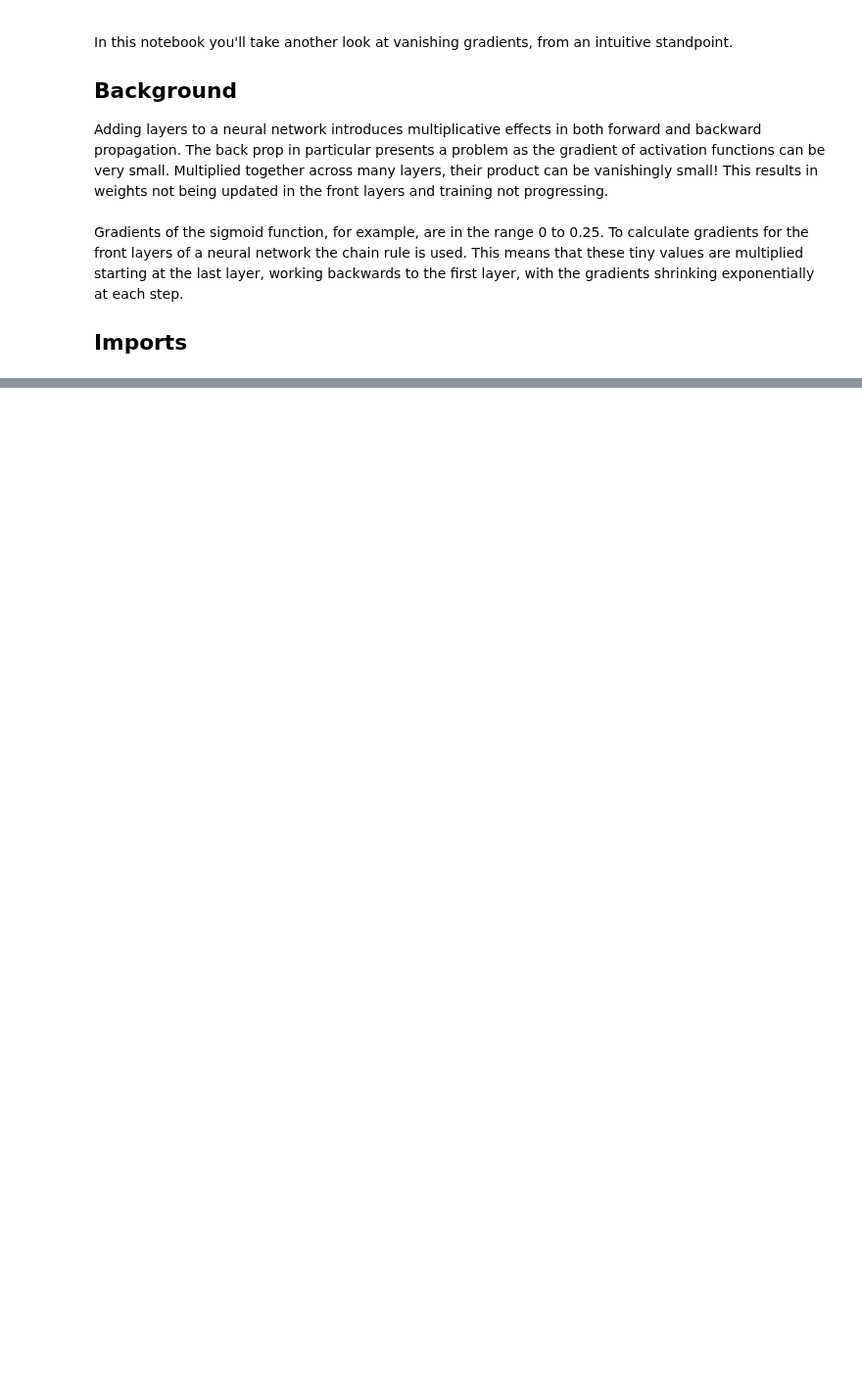
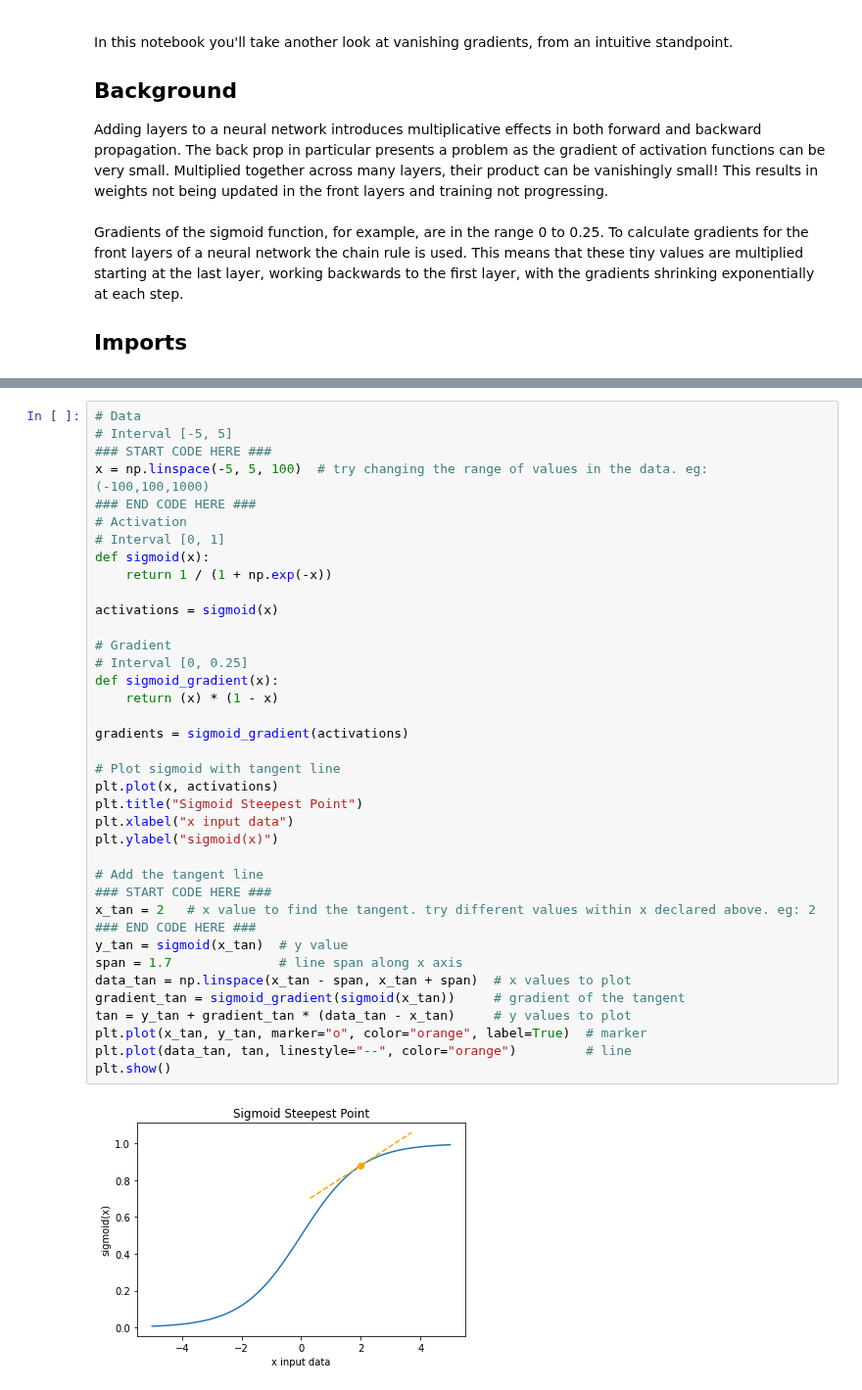
Before and after one commit to martin-fabbri/colab-notebooks, a Jupyter notebook: deeplearning.ai/nlp/c3_w3_01_vanishing_gradients.ipynb, the cells around one changed output, grey strips where cells are left out. Shown at 98% size. Drawn from its saved outputs; the diff is of its cells as text; blank space fills up the shorter version.

Commit message:
nlp c3 w3 vanishing gradients

```diff
--- a/deeplearning.ai/nlp/c3_w3_01_vanishing_gradients.ipynb
+++ b/deeplearning.ai/nlp/c3_w3_01_vanishing_gradients.ipynb
@@ -16,0 +37,40 @@ Gradients of the sigmoid function, for example, are in the range 0 to 0.25. To c
+# %%
+# Data
+# Interval [-5, 5]
+### START CODE HERE ###
+x = np.linspace(-5, 5, 100)  # try changing the range of values in the data. eg: (-100,100,1000)
+### END CODE HERE ###
+# Activation
+# Interval [0, 1]
+def sigmoid(x):
+    return 1 / (1 + np.exp(-x))
+
+activations = sigmoid(x)
+
+# Gradient
+# Interval [0, 0.25]
+def sigmoid_gradient(x):
+    return (x) * (1 - x)
+
+gradients = sigmoid_gradient(activations)
+
+# Plot sigmoid with tangent line
+plt.plot(x, activations)
+plt.title("Sigmoid Steepest Point")
+plt.xlabel("x input data")
+plt.ylabel("sigmoid(x)")
+
+# Add the tangent line
+### START CODE HERE ###
+x_tan = 2   # x value to find the tangent. try different values within x declared above. eg: 2
+### END CODE HERE ###
+y_tan = sigmoid(x_tan)  # y value
+span = 1.7              # line span along x axis
+data_tan = np.linspace(x_tan - span, x_tan + span)  # x values to plot
+gradient_tan = sigmoid_gradient(sigmoid(x_tan))     # gradient of the tangent
+tan = y_tan + gradient_tan * (data_tan - x_tan)     # y values to plot
+plt.plot(x_tan, y_tan, marker="o", color="orange", label=True)  # marker
+plt.plot(data_tan, tan, linestyle="--", color="orange")         # line
+plt.show()
+# %% [output]
+[figure, added]
```
Also changed, not shown: parts of 9 cells of this notebook.
